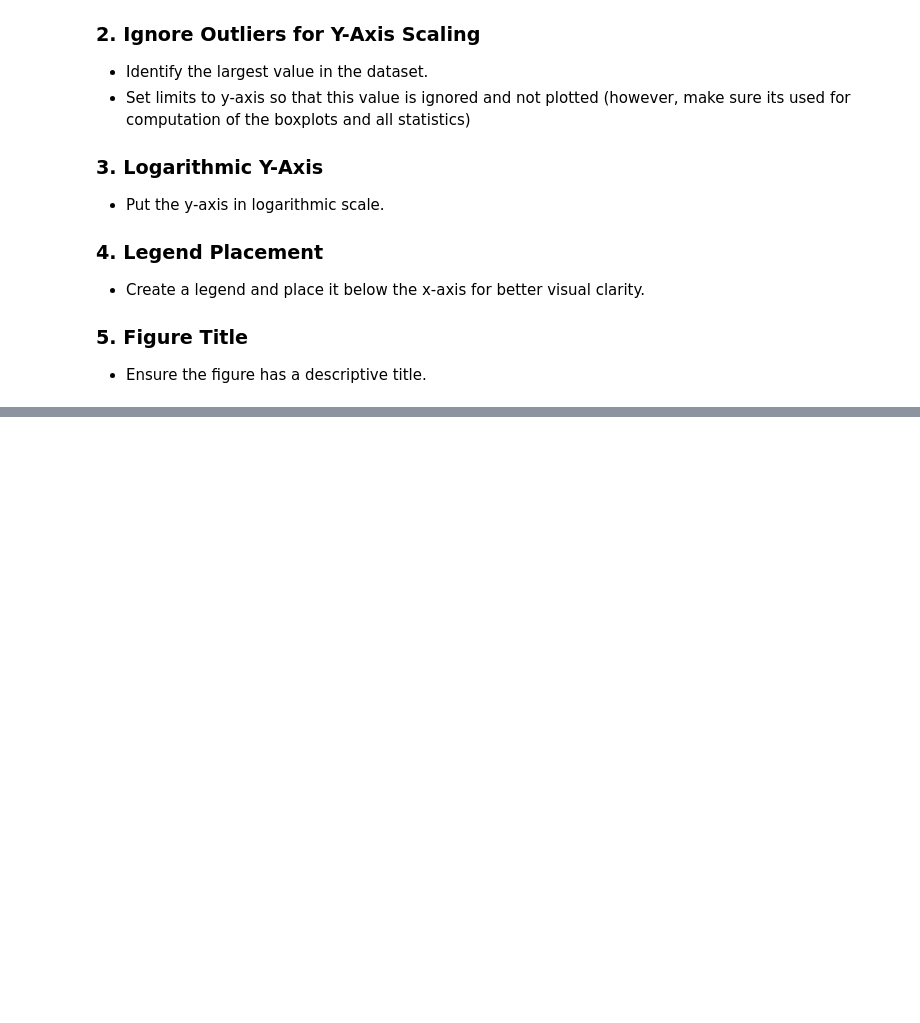
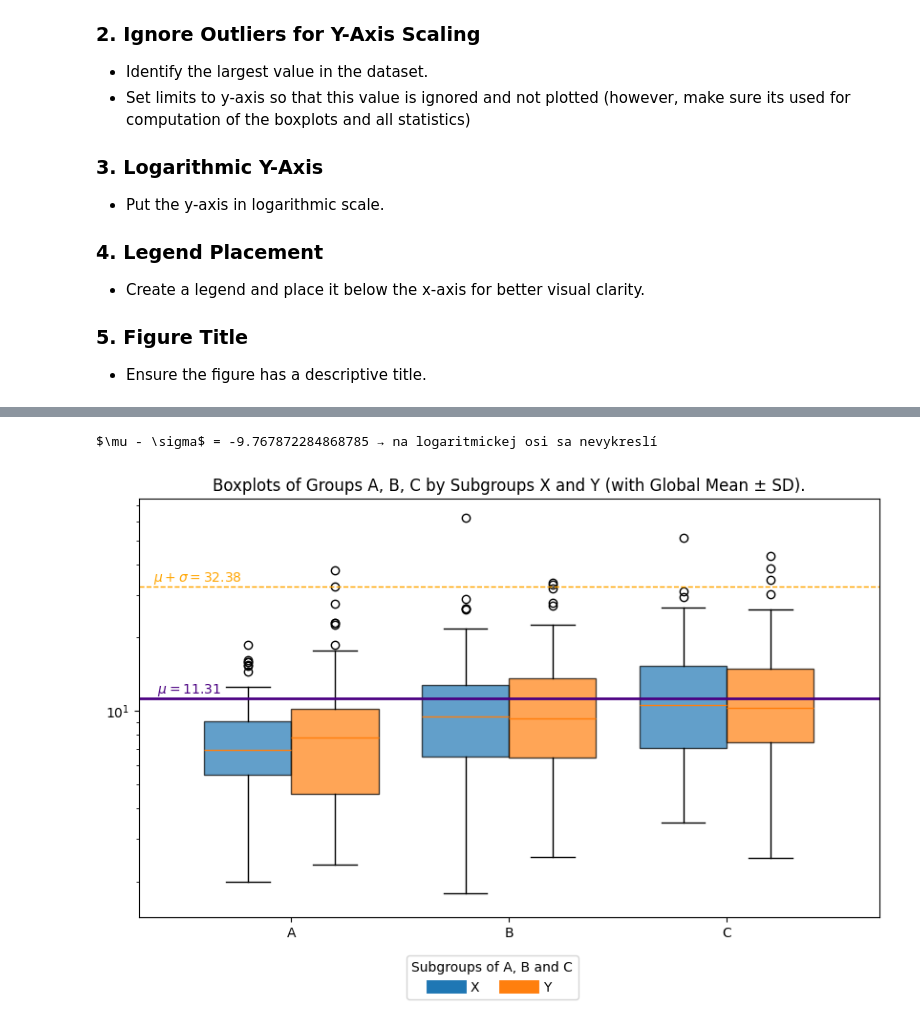
Before and after one commit to tereziah33/python-for-data-science, a Jupyter notebook: assignment5.ipynb, the cells around one changed output, grey strips where cells are left out. Drawn from its saved outputs; the diff is of its cells as text; code cells hidden in the pictures; blank space fills up the shorter version.

```diff
--- a/assignment5.ipynb
+++ b/assignment5.ipynb
@@ -586,6 +588,11 @@ Disclaimer: Due to the nature of the data (a single outlier with very large valu
 - Ensure the figure has a descriptive title.
 # %%
 # Load data
+%matplotlib inline
+import matplotlib.pyplot as plt
+import numpy as np
+import pandas as pd
+
 df = pd.read_csv("data/boxplot_data.csv")   # columns: group1, group2, value
 
 # Prepare grouping
@@ -619,16 +626,51 @@ for i, g2 in enumerate(group2_levels):
         patch.set_facecolor(color)
         patch.set_alpha(0.7)
 
+#1: vypocet globalneho priemeru a std
+mu = df["value"].mean()
+sigma = df["value"].std()
+mu_p_sigma = mu + sigma
+mu_m_sigma = mu - sigma
+
+#1: text v latexe a umiestnenie na ose x, pouzivame krajny bod osi x s posunutim
+xmin, xmax = ax.get_xlim()
+plt.text(xmin+0.05, mu, rf'  $\mu = {mu:.2f}$', color='indigo', va='bottom', ha='left')
+plt.text(xmin+0.05, mu_p_sigma, rf' $\mu + \sigma = {mu_p_sigma:.2f}$', color='orange', va='bottom', ha='left')
+#vykreslenie horizontalnych ciar
+plt.axhline(mu, color='indigo', linestyle='-', linewidth=2, label=r'$\mu$')
+plt.axhline(mu_p_sigma, color='orange', linestyle='--', linewidth=1, label=r'$\mu + \sigma$')
+if mu_m_sigma > 0: #kvoli log skale pre os y vykreslujeme len ak je kladne
+    plt.axhline(mu_m_sigma, color='green', linestyle='--', linewidth=1, label=r'$\mu - \sigma$')
+    plt.text(xmin+0.05, mu_m_sigma, rf' $\mu - \sigma = {mu_m_sigma:.2f}$', color='green', va='bottom', ha='left')
+    plt.text(xmin+0.05, mu_m_sigma, rf' $\mu - \sigma ={mu_m_sigma:.2f}$', color='green', va='bottom', ha='left')
+else:
+    print(r'$\mu - \sigma$ =', mu_m_sigma, "→ na logaritmickej osi sa nevykreslí")
+
+#2: vypocet najvyssej hodnoty
+largest_val = df["value"].max()
+#2: najdeme limit pre os y pomocou dalsej najvyssej hodnoty
+sec_largest_val = df[df["value"] < largest_val]["value"].max()
+ax.set_ylim(top=sec_largest_val * 1.2)
+
+#3: log skala pre y, musime zmenit aj ylim, aby log nebol zaporny
+ax.set_yscale("log")
+ax.set_ylim(bottom=df["value"].min()*0.8)
+
 ax.set_xticks(np.arange(len(group1_levels)))
 ax.set_xticklabels(group1_levels)
 
 # Build legend manually
 legend_handles = [
-    plt.Line2D([0], [0], color=plt.cm.tab10(i % 10), lw=10)
+    plt.Line2D([1], [1], color=plt.cm.tab10(i % 10), lw=10)
     for i in range(n2)
 ]
-ax.legend(legend_handles, group2_levels, title="group2")
 
-plt.tight_layout()
+#4: legenda pod osou x
+fig.legend(legend_handles, group2_levels, title="Subgroups of A, B and C", loc="lower center", ncol = n2)
+fig.subplots_adjust(bottom=0.15) #miesto pre legendu
+
+#5: title
+ax.set_title("Boxplots of Groups A, B, C by Subgroups X and Y (with Global Mean ± SD).")
+
 plt.show()
 # %% [output]
@@ -636,0 +677,2 @@ plt.show()
+$\mu - \sigma$ = -9.767872284868785 → na logaritmickej osi sa nevykreslí
+[figure, added]
```
Also changed, not shown: parts of 6 cells of this notebook.
